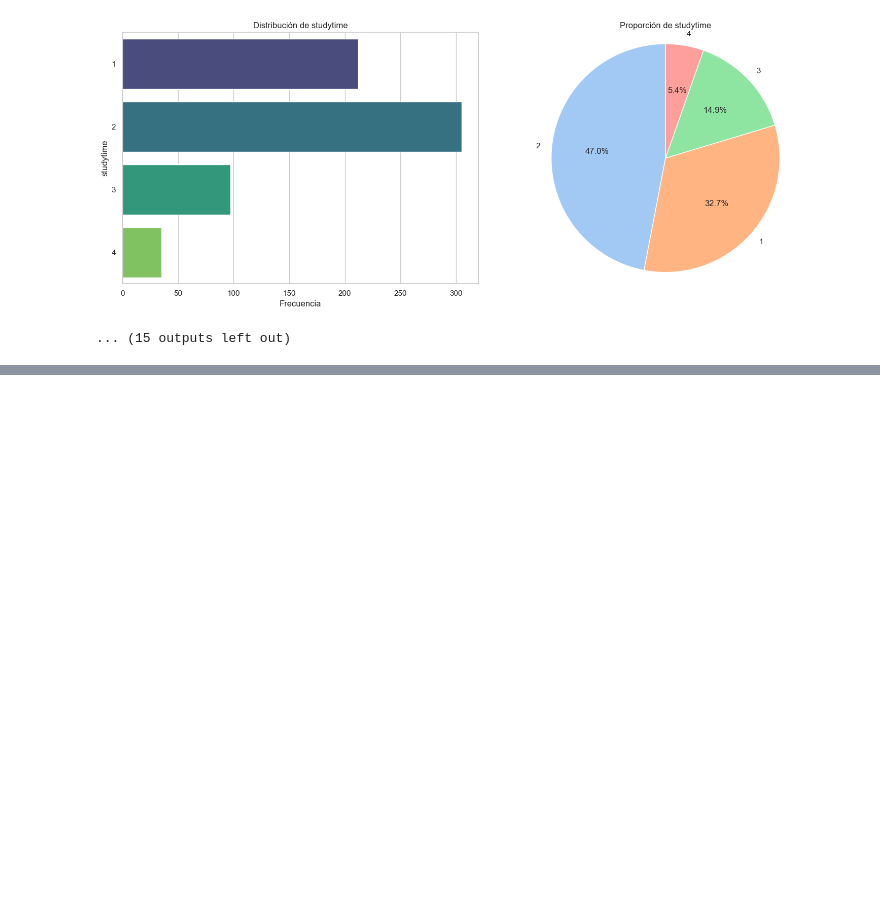
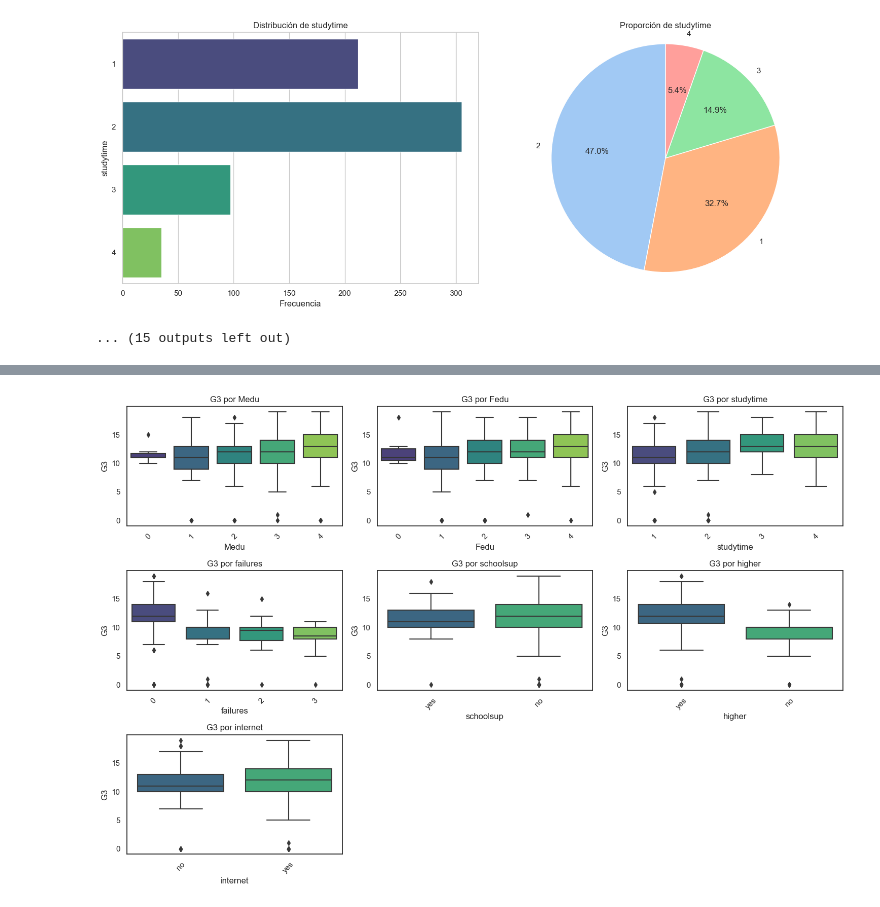
Before and after one commit to jotapppppe/Proyecto_CA0411, a Jupyter notebook: main.ipynb, the cells around one changed output, grey strips where cells are left out. Saved outputs shown, nothing was run; the diff lists cells and outputs as text; code cells hidden in the pictures; blank space fills up the shorter version.

```diff
--- a/main.ipynb
+++ b/main.ipynb
@@ -270,0 +283,17 @@ matriz_correlacion(X, variables_cuantitativas)
+# %%
+import seaborn as sns
+import matplotlib.pyplot as plt
+
+# Variables clave vs G3 (nota final)
+variables_interes = ['Medu', 'Fedu', 'studytime', 'failures', 'schoolsup', 'higher', 'internet']
+
+plt.figure(figsize=(15, 10))
+for i, var in enumerate(variables_interes, 1):
+    plt.subplot(3, 3, i)
+    sns.boxplot(data=df, x=var, y='G3', palette='viridis')
+    plt.title(f'G3 por {var}')
+    plt.xticks(rotation=45)
+plt.tight_layout()
+plt.show()
+# %% [output]
+[figure, added]
```
Also changed, not shown: parts of 7 cells of this notebook.
